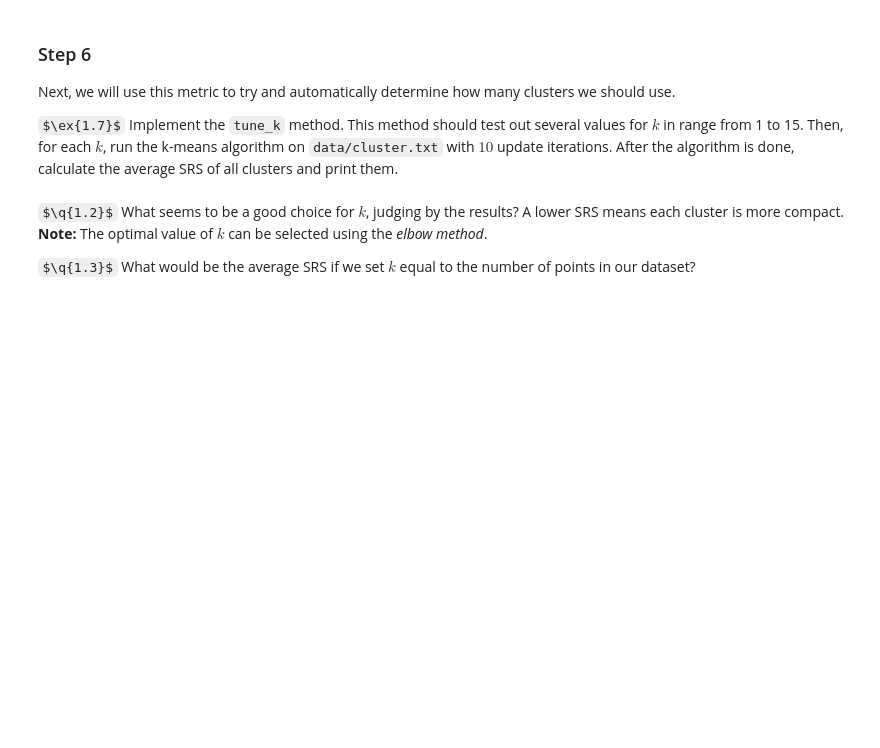
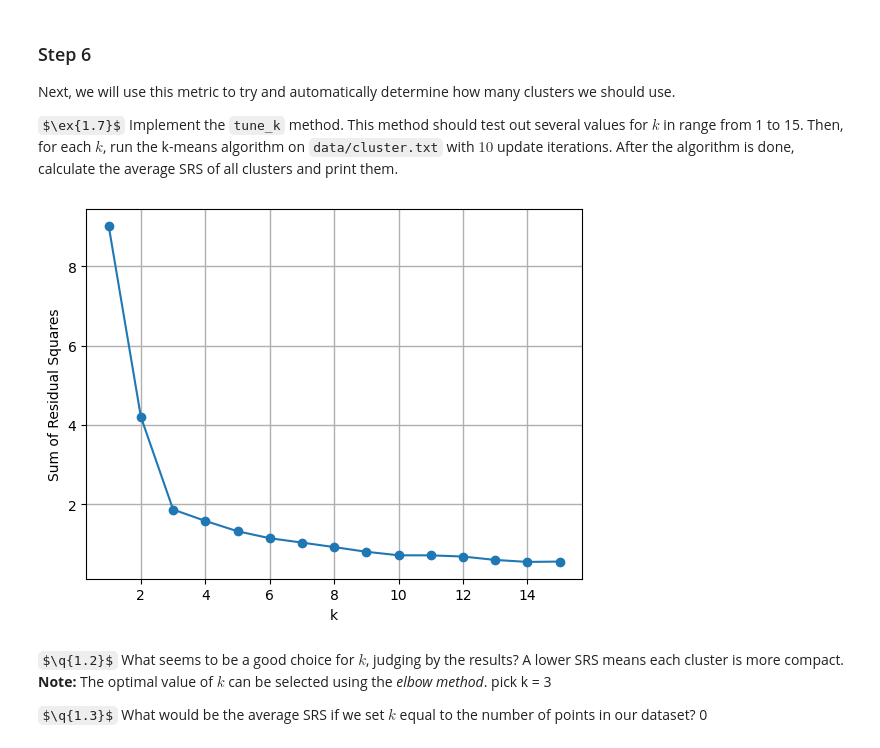
Before and after one commit to vladpaun-tudelft/cse2510-ml-2025, a Jupyter notebook: Lab 7 - unsupervised/part1_clustering_student.ipynb, the cells around one changed output. Saved outputs shown, nothing was run; the diff lists cells and outputs as text; code cells hidden in the pictures; some formulas as TeX source; blank space fills up the shorter version.

```diff
--- a/Lab 7 - unsupervised/part1_clustering_student.ipynb
+++ b/Lab 7 - unsupervised/part1_clustering_student.ipynb
@@ -360,6 +402,7 @@ def calculate_average_sum_rs(cluster):
     if len(cluster.data) == 0:
         return None
     # START ANSWER
+    return (np.sum([distance(point, cluster.centroid()) ** 2 for point in cluster.data])) / len(cluster.data)
     # END ANSWER
 # %% [markdown]
 ### Step 6
@@ -370,29 +413,47 @@ $\ex{1.7}$ Implement the `tune_k` method. This method should test out several va
 # %%
 random.seed(42)
 
 # This function tries a number of k's for the update_k_means function (which is our kMean classifier)
 # and calculates the SRS for each k.
 # For each k, n_updates iterations of the update_k_means function are performed.
 def tune_k(min_k, max_k, n_updates):
     assert 0 < min_k < max_k
     assert n_updates > 1
     srss = []
 
     # START ANSWER
+    for k in range(min_k, max_k + 1):
+        points = read_file('data/cluster.txt')
+        clusters = []
+        for _ in range(n_updates):
+            clusters = update_k_means(points, clusters, k)
+
+        vals = [calculate_average_sum_rs(c) for c in clusters]
+        vals = [v for v in vals if v is not None]
+        if len(vals) == 0:
+            # if all clusters ended up empty, record np.nan to see it on the plot
+            srss.append(np.nan)
+        else:
+            srss.append(np.mean(vals))
+
     # END ANSWER
 
     plt.plot(list(range(min_k, (max_k+1))), srss, marker='o')
     plt.xlabel('k')
     plt.ylabel('Sum of Residual Squares')
     plt.grid(linestyle='-', linewidth=1)
     plt.show()
 
 min_k=1
 max_k=15
 n_updates=10
 tune_k(min_k, max_k, n_updates)
+# %% [output]
+[figure, added]
 # %% [markdown]
 $\q{1.2}$ What seems to be a good choice for $k$, judging by the results? A lower SRS means each cluster is more compact.
 **Note:** The optimal value of $k$ can be selected using the *elbow method*.
+pick k = 3
 
 $\q{1.3}$ What would be the average SRS if we set $k$ equal to the number of points in our dataset?
+0
```
Also changed, not shown: parts of 8 cells of this notebook.
